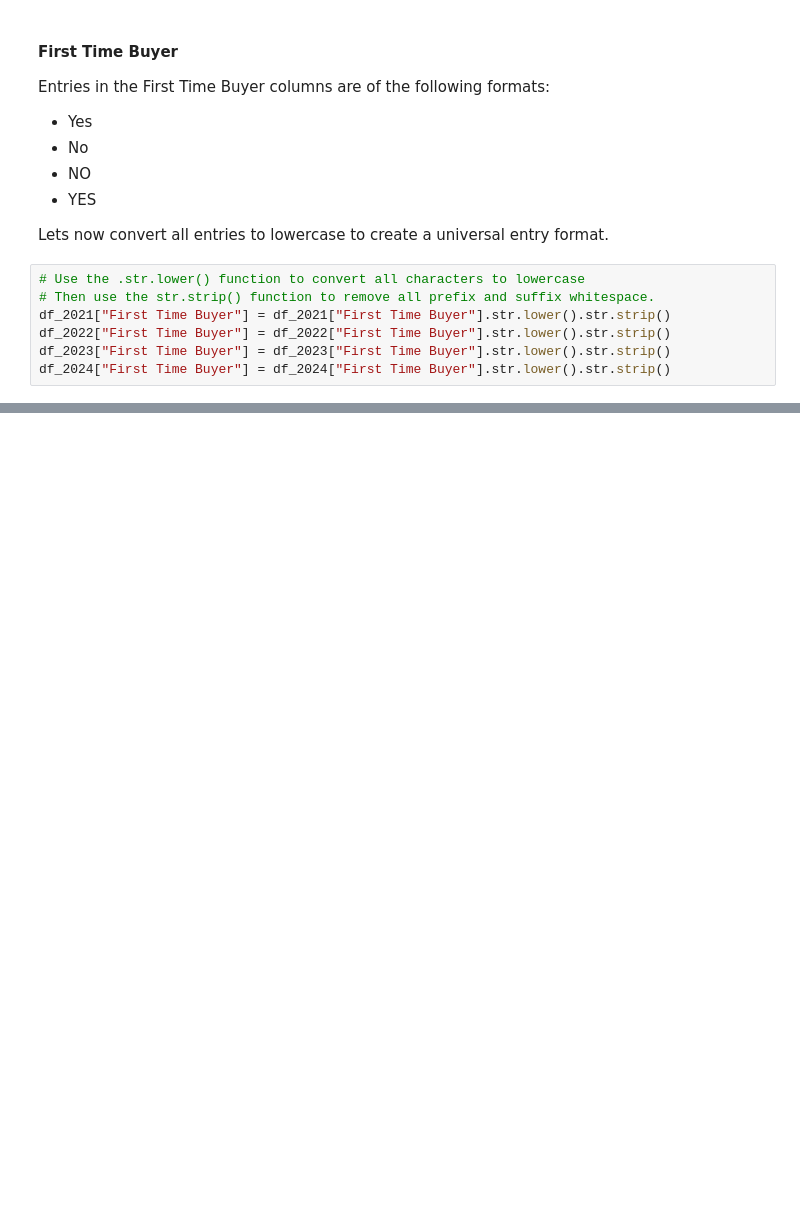
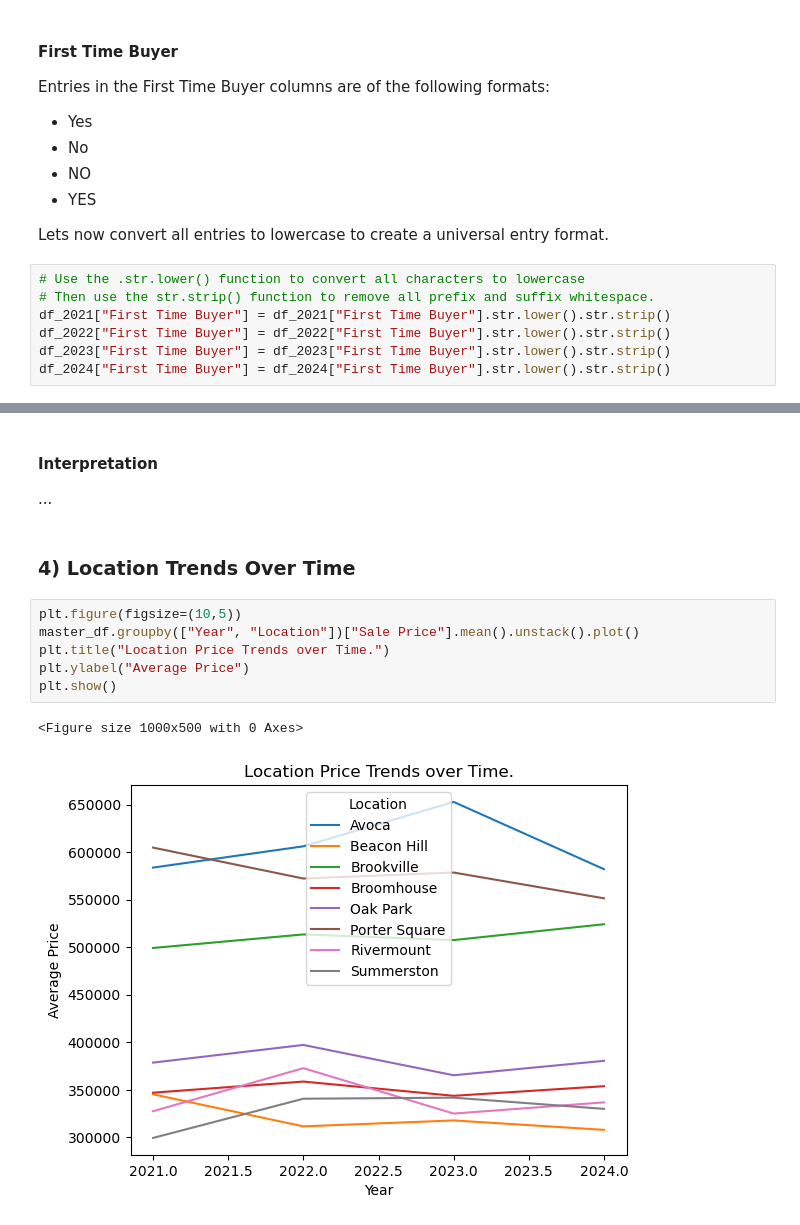
Before and after one commit to frederick2003/Property-Sales-Data-Analysis, a Jupyter notebook: Analysis.ipynb, the cells around one changed output, grey strips where cells are left out. Cells and saved outputs as stored; diff of their text form; blank space fills up the shorter version.

```diff
--- a/Analysis.ipynb
+++ b/Analysis.ipynb
@@ -220,0 +332,15 @@ df_2024["First Time Buyer"] = df_2024["First Time Buyer"].str.lower().str.strip(
+# %% [markdown]
+#### Interpretation
+
+...
+# %% [markdown]
+### 4) Location Trends Over Time
+# %%
+plt.figure(figsize=(10,5))
+master_df.groupby(["Year", "Location"])["Sale Price"].mean().unstack().plot()
+plt.title("Location Price Trends over Time.")
+plt.ylabel("Average Price")
+plt.show()
+# %% [output]
+<Figure size 1000x500 with 0 Axes>
+[figure, added]
```
Also changed, not shown: parts of 43 cells of this notebook, 9 other files.
